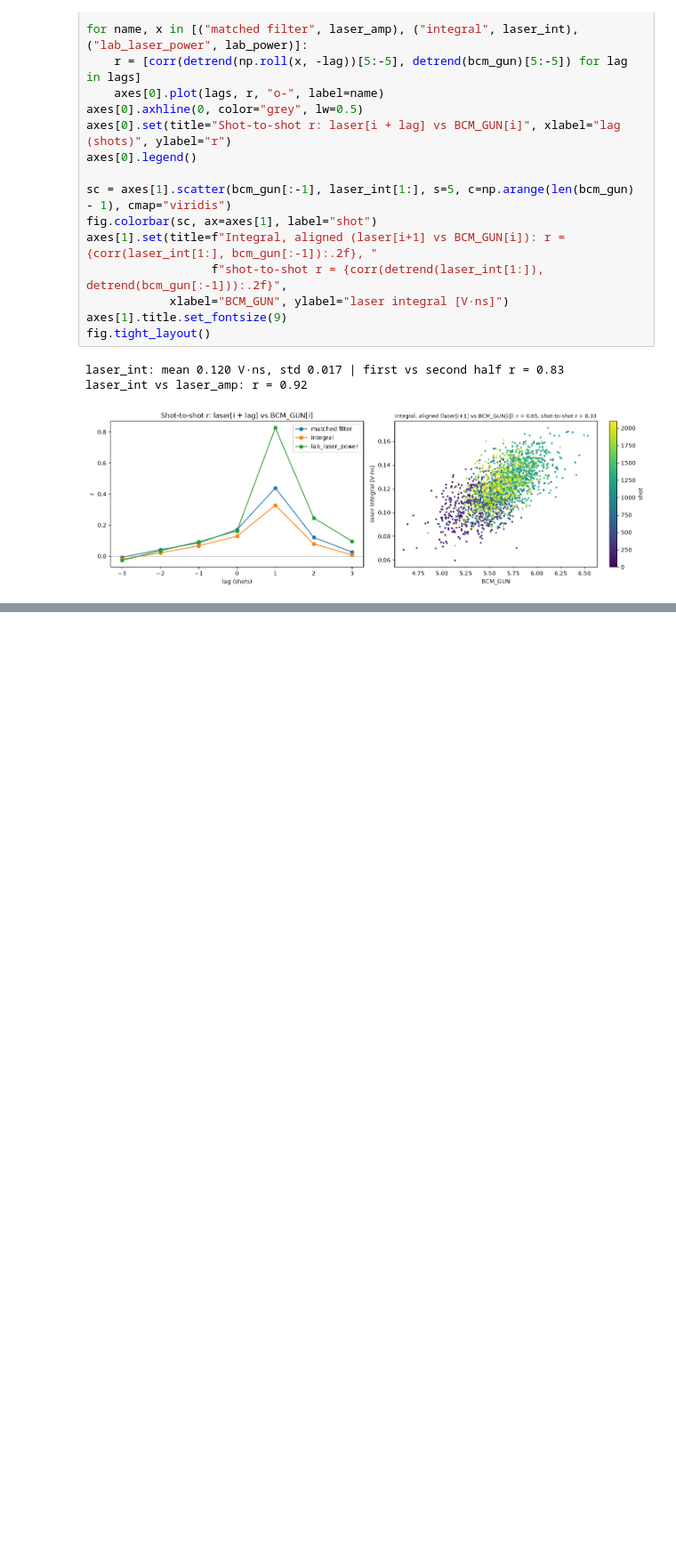
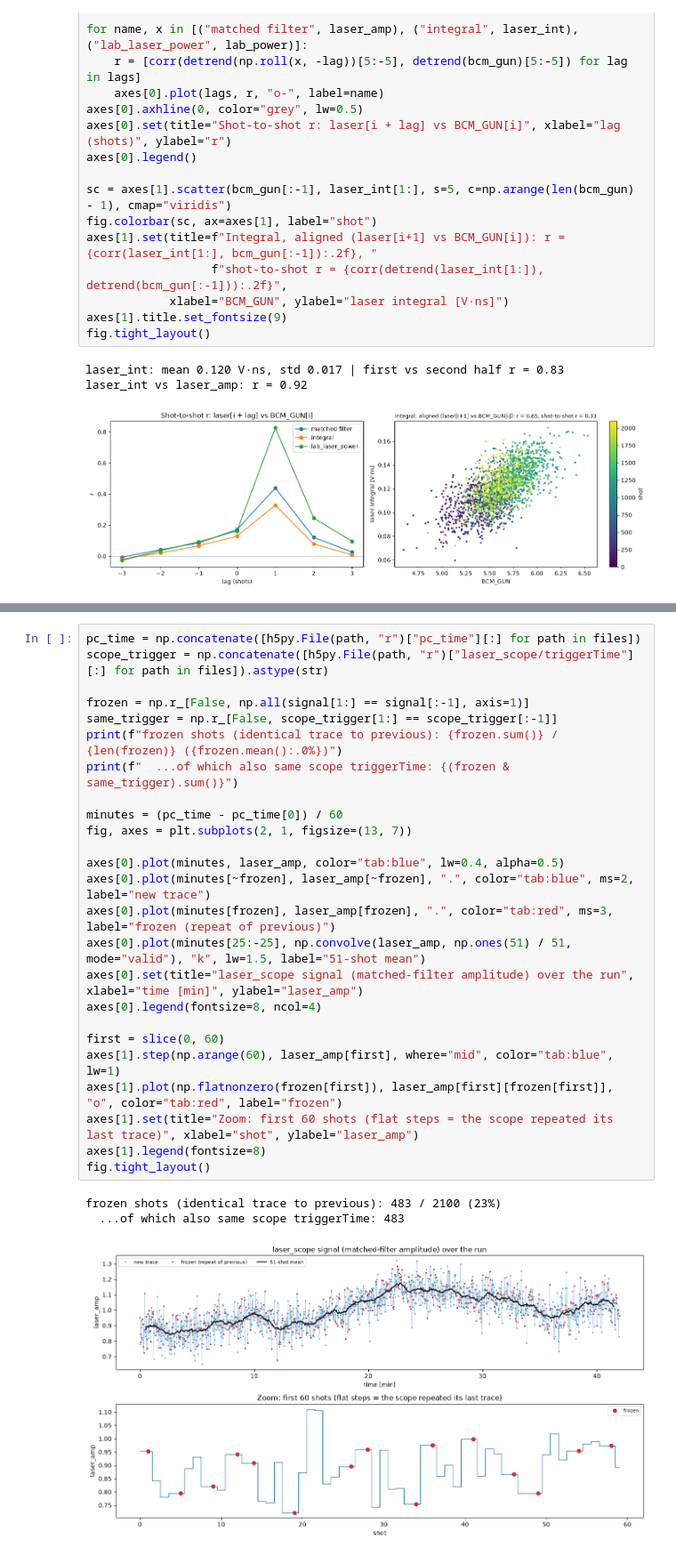
Before and after one commit to aghribi/artifact-hackathon-2026, a Jupyter notebook: challenges/optimisation/fast-approximate/notebooks/03_laser_scope.ipynb, the cells around one changed output, grey strips where cells are left out. Shown at 89% size. Cells and saved outputs as stored; diff of their text form; blank space fills up the shorter version.

```diff
--- a/challenges/optimisation/fast-approximate/notebooks/03_laser_scope.ipynb
+++ b/challenges/optimisation/fast-approximate/notebooks/03_laser_scope.ipynb
@@ -173,0 +179,29 @@ laser_int vs laser_amp: r = 0.92
+# %%
+pc_time = np.concatenate([h5py.File(path, "r")["pc_time"][:] for path in files])
+scope_trigger = np.concatenate([h5py.File(path, "r")["laser_scope/triggerTime"][:] for path in files]).astype(str)
+
+frozen = np.r_[False, np.all(signal[1:] == signal[:-1], axis=1)]
+same_trigger = np.r_[False, scope_trigger[1:] == scope_trigger[:-1]]
+print(f"frozen shots (identical trace to previous): {frozen.sum()} / {len(frozen)} ({frozen.mean():.0%})")
+print(f"  ...of which also same scope triggerTime: {(frozen & same_trigger).sum()}")
+
+minutes = (pc_time - pc_time[0]) / 60
+fig, axes = plt.subplots(2, 1, figsize=(13, 7))
+
+axes[0].plot(minutes, laser_amp, color="tab:blue", lw=0.4, alpha=0.5)
+axes[0].plot(minutes[~frozen], laser_amp[~frozen], ".", color="tab:blue", ms=2, label="new trace")
+axes[0].plot(minutes[frozen], laser_amp[frozen], ".", color="tab:red", ms=3, label="frozen (repeat of previous)")
+axes[0].plot(minutes[25:-25], np.convolve(laser_amp, np.ones(51) / 51, mode="valid"), "k", lw=1.5, label="51-shot mean")
+axes[0].set(title="laser_scope signal (matched-filter amplitude) over the run", xlabel="time [min]", ylabel="laser_amp")
+axes[0].legend(fontsize=8, ncol=4)
+
+first = slice(0, 60)
+axes[1].step(np.arange(60), laser_amp[first], where="mid", color="tab:blue", lw=1)
+axes[1].plot(np.flatnonzero(frozen[first]), laser_amp[first][frozen[first]], "o", color="tab:red", label="frozen")
+axes[1].set(title="Zoom: first 60 shots (flat steps = the scope repeated its last trace)", xlabel="shot", ylabel="laser_amp")
+axes[1].legend(fontsize=8)
+fig.tight_layout()
+# %% [output]
+frozen shots (identical trace to previous): 483 / 2100 (23%)
+  ...of which also same scope triggerTime: 483
+[figure, added]
```
Also changed, not shown: parts of 1 cell of this notebook, 1 other file.
